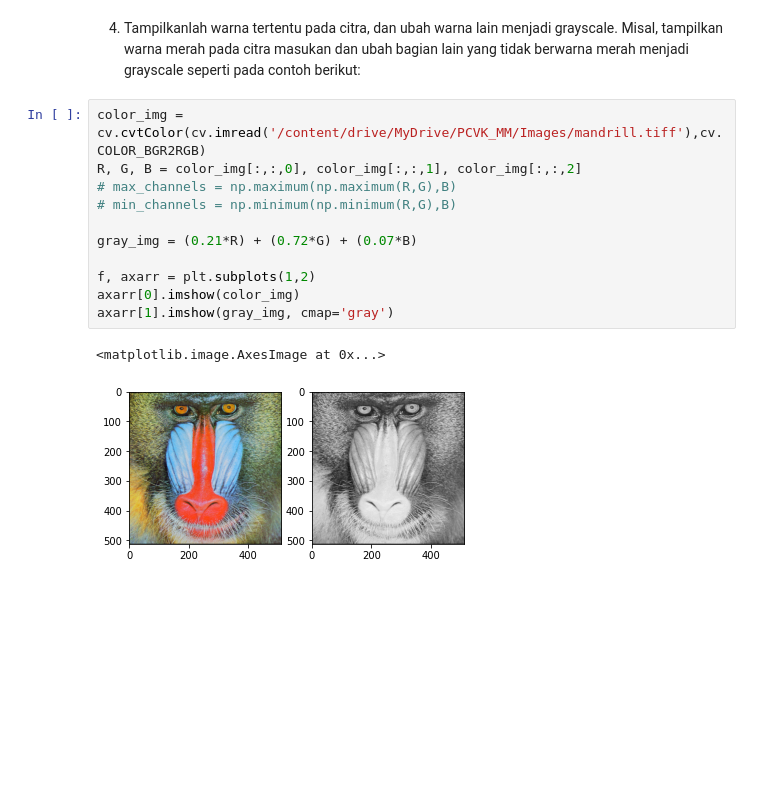
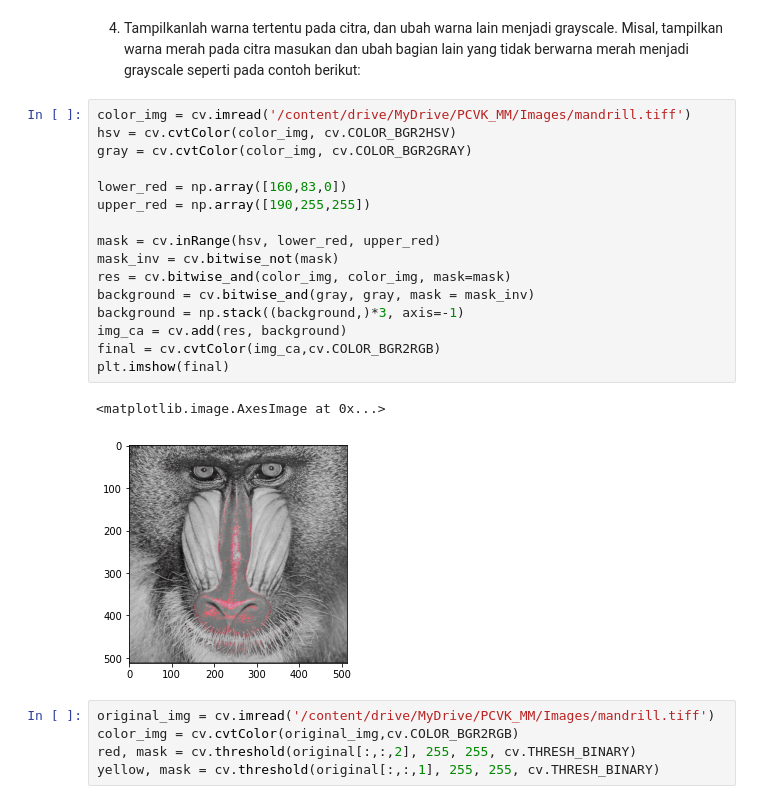
Before and after one commit to chrisdionisius/PCVK, a Jupyter notebook: Modul3.ipynb, the cells around one changed output. Saved outputs shown, nothing was run; the diff lists cells and outputs as text; blank space fills up the shorter version.

```diff
--- a/Modul3.ipynb
+++ b/Modul3.ipynb
@@ -174,17 +178,27 @@ axarr[1].imshow(gray_img, cmap='gray')
 4. Tampilkanlah warna tertentu pada citra, dan ubah warna lain menjadi grayscale. Misal,
 tampilkan warna merah pada citra masukan dan ubah bagian lain yang tidak berwarna
 merah menjadi grayscale seperti pada contoh berikut:
-# %%
-color_img = cv.cvtColor(cv.imread('/content/drive/MyDrive/PCVK_MM/Images/mandrill.tiff'),cv.COLOR_BGR2RGB)
-R, G, B = color_img[:,:,0], color_img[:,:,1], color_img[:,:,2]
-# max_channels = np.maximum(np.maximum(R,G),B)
-# min_channels = np.minimum(np.minimum(R,G),B)
-
-gray_img = (0.21*R) + (0.72*G) + (0.07*B)
-
-f, axarr = plt.subplots(1,2)
-axarr[0].imshow(color_img)
-axarr[1].imshow(gray_img, cmap='gray')
-# %% [output]
-<matplotlib.image.AxesImage at 0x...>
-[figure, removed]
+# %%
+color_img = cv.imread('/content/drive/MyDrive/PCVK_MM/Images/mandrill.tiff')
+hsv = cv.cvtColor(color_img, cv.COLOR_BGR2HSV)
+gray = cv.cvtColor(color_img, cv.COLOR_BGR2GRAY)
+
+lower_red = np.array([160,83,0])
+upper_red = np.array([190,255,255])
+
+mask = cv.inRange(hsv, lower_red, upper_red)
+mask_inv = cv.bitwise_not(mask)
+res = cv.bitwise_and(color_img, color_img, mask=mask)
+background = cv.bitwise_and(gray, gray, mask = mask_inv)
+background = np.stack((background,)*3, axis=-1)
+img_ca = cv.add(res, background)
+final = cv.cvtColor(img_ca,cv.COLOR_BGR2RGB)
+plt.imshow(final)
+# %% [output]
+<matplotlib.image.AxesImage at 0x...>
+[figure, added]
+# %%
+original_img = cv.imread('/content/drive/MyDrive/PCVK_MM/Images/mandrill.tiff')
+color_img = cv.cvtColor(original_img,cv.COLOR_BGR2RGB)
+red, mask = cv.threshold(original[:,:,2], 255, 255, cv.THRESH_BINARY)
+yellow, mask = cv.threshold(original[:,:,1], 255, 255, cv.THRESH_BINARY)
```
Also changed, not shown: parts of 1 cell of this notebook.
